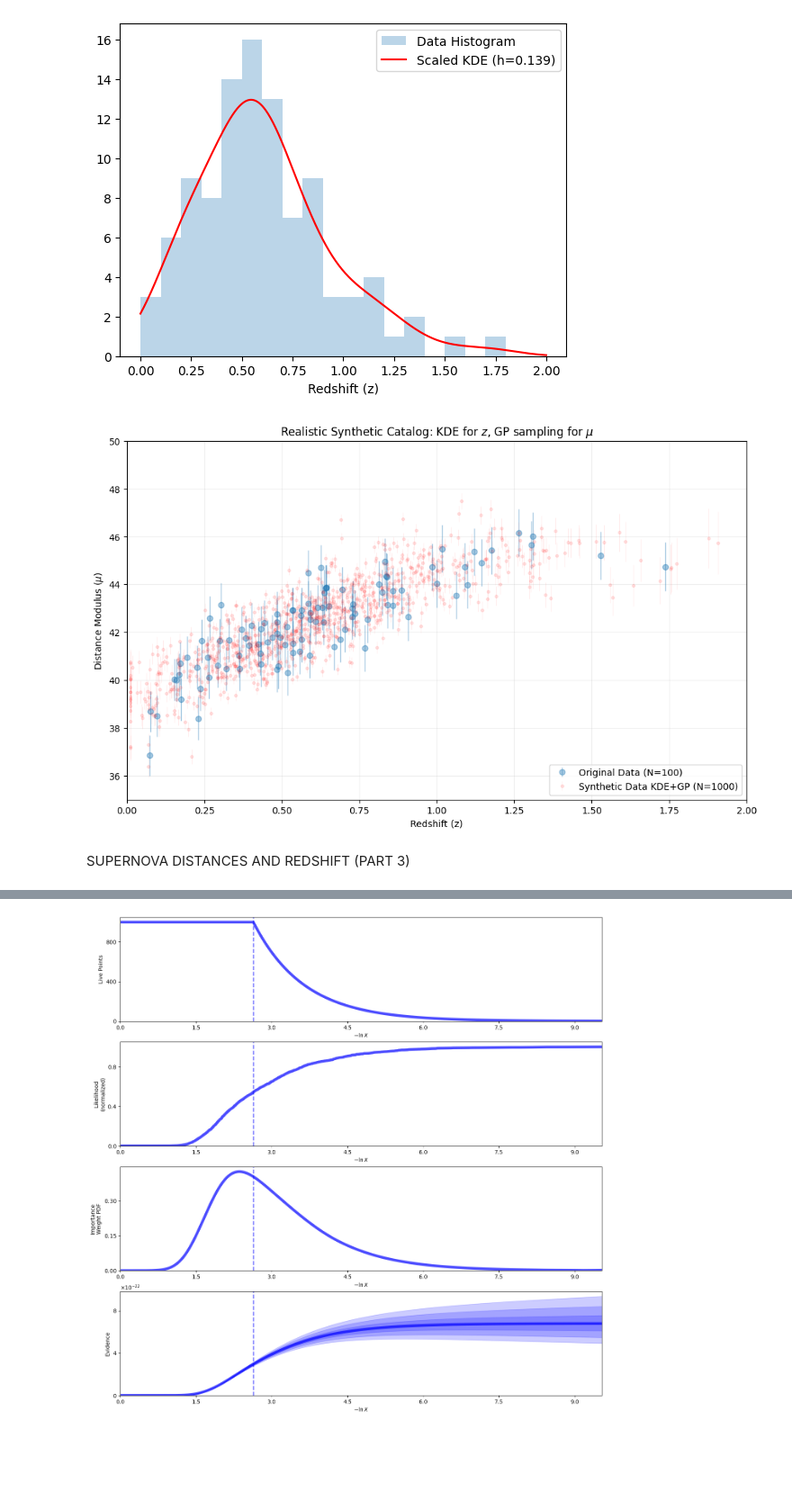
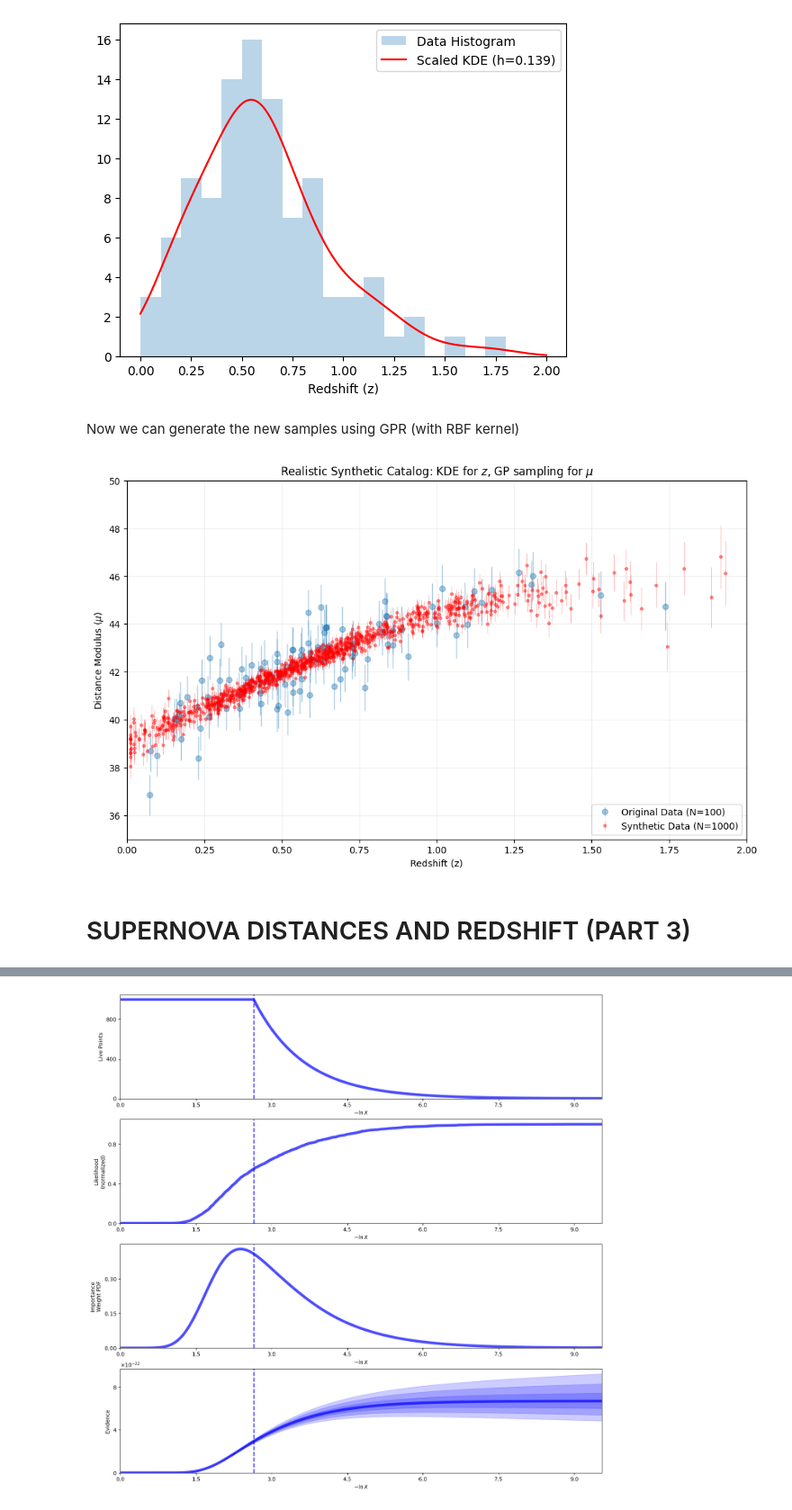
Before and after one commit to tgrisetti/astrostatistics_bicocca_2025, a Jupyter notebook: working/S18.ipynb, the cells around one changed output, grey strips where cells are left out. Shown at 90% size. Drawn from its saved outputs; the diff is of its cells as text; code cells hidden in the pictures; blank space fills up the shorter version.

```diff
--- a/working/S18.ipynb
+++ b/working/S18.ipynb
@@ -299,10 +306,10 @@ plt.legend()
 plt.show()
 # %% [output]
 [figure]
+# %% [markdown]
+Now we can generate the new samples using GPR (with RBF kernel)
 # %%
-# Generate the new samples using GPR (with RBF kernel)
-
-N = len(z_sample) * 10 #Number of new point to be generated
+N = len(z_sample)*10 #Number of new point to be generated
 
 # Sample new z values from the KDE between 0 and 2
 z_generated = kde.sample(N)
@@ -320,35 +327,34 @@ avg_dmu = np.median(dmu)
 
 # Add observational noise to the new samples to make them more realistic
 
-generated_noise_avg_dmu = np.random.normal(loc=0.0, scale=avg_dmu, size=len(z_generated))
-mu_generated_noisy = mu_fit + generated_noise_avg_dmu
+mu_generated_noisy = np.random.normal(loc=mu_fit, scale=std_fit)
 # %%
 # Plotting the results
 plt.figure(figsize=(12, 7))
 
 # Plot Original Data in blue
 plt.errorbar(z_sample.flatten(), mu_sample.flatten(), yerr=dmu.flatten(),
              fmt='o', lw=1, alpha=0.4,
              label=f'Original Data (N={len(z_sample)})')
 
 # Plot Synthetic Data in red
 plt.errorbar(z_generated.flatten(), mu_generated_noisy, yerr=std_fit.flatten(),
-             fmt='.', color='red', ecolor='red', lw=0.5, alpha=0.1,
-             label=f'Synthetic Data KDE+GP (N={N})')
+             fmt='.', color='red', ecolor='red', lw=0.5, alpha=0.4,
+             label=f'Synthetic Data (N={N})')
 
 # Formatting
 plt.xlabel("Redshift (z)")
 plt.ylabel(r"Distance Modulus ($\mu$)")
 plt.title("Realistic Synthetic Catalog: KDE for $z$, GP sampling for $\mu$")
 plt.legend(loc='lower right')
 plt.xlim(0, 2)
 plt.ylim(35, 50)
 plt.grid(alpha=0.2)
 plt.show()
 # %% [output]
-[figure, old version]
+[figure, new version]
 # %% [markdown]
-SUPERNOVA DISTANCES AND REDSHIFT (PART 3)
+# SUPERNOVA DISTANCES AND REDSHIFT (PART 3)
 # %%
 # setup and MCMC sampling to find the best fit parameters for the LCDM model using the data
 
```
Also changed, not shown: parts of 26 cells of this notebook, 1 other file.
